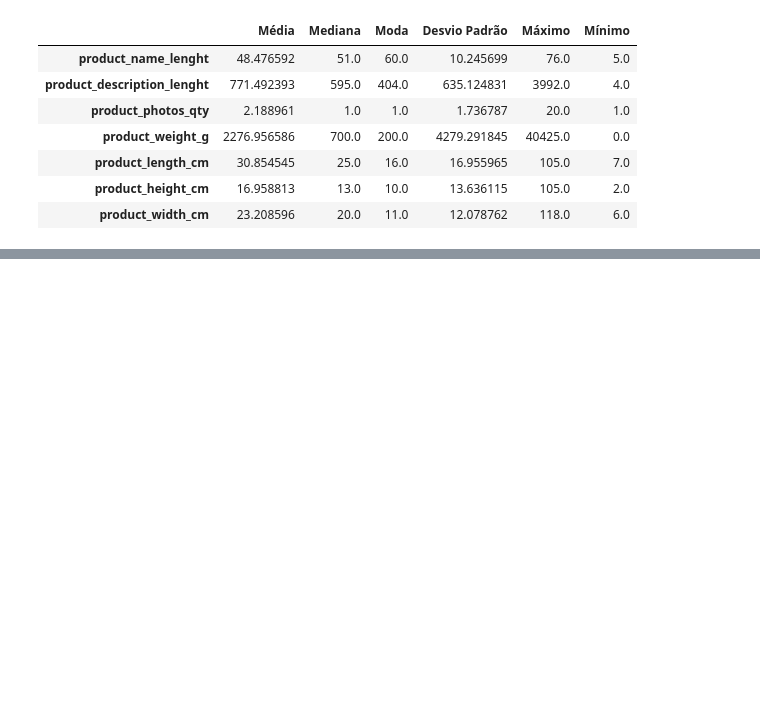
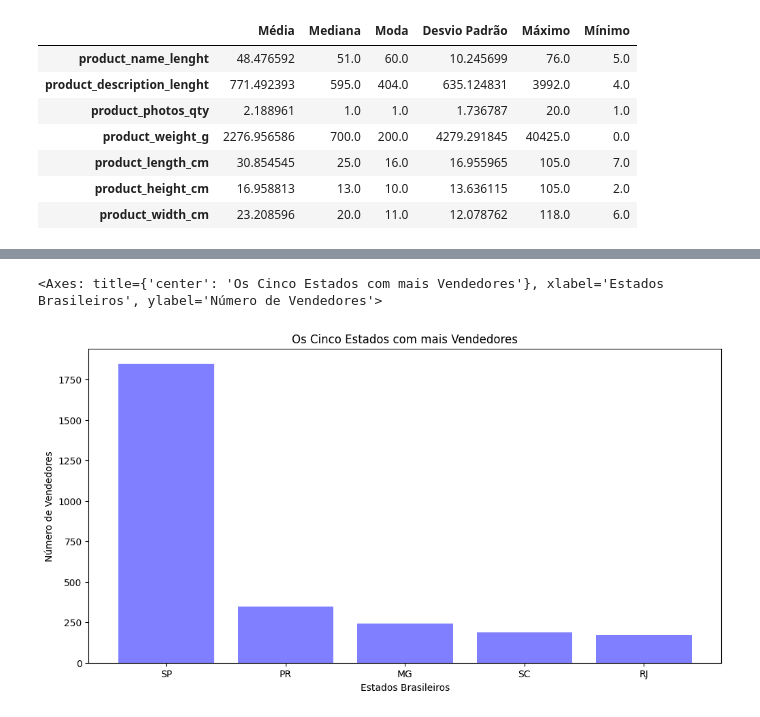
Before and after one commit to RayVilaca/Bootcamp-Data-Science-Ada, a Jupyter notebook: projetos-conclusao-modulo/modulo2/projeto.ipynb, the cells around one changed output, grey strips where cells are left out. Drawn from its saved outputs; the diff is of its cells as text; code cells hidden in the pictures; blank space fills up the shorter version.

```diff
--- a/projetos-conclusao-modulo/modulo2/projeto.ipynb
+++ b/projetos-conclusao-modulo/modulo2/projeto.ipynb
@@ -684,0 +755,3 @@ resumo_estatistica_produtos
+# %%
+frequencia_vendedores_por_estado = vendedores.value_counts('seller_state')
+frequencia_vendedores_por_estado
@@ -684,0 +790,14 @@ resumo_estatistica_produtos
+# %%
+frequencia_vendedores_por_estado.nlargest(5).plot(kind='bar',
+                                                title='Os Cinco Estados com mais Vendedores',
+                                                xlabel='Estados Brasileiros',
+                                                ylabel='Número de Vendedores',
+                                                rot=0,
+                                                width=0.8,
+                                                color='blue',
+                                                alpha=0.5,
+                                                figsize=(12, 6)
+                                                )
+# %% [output]
+<Axes: title={'center': 'Os Cinco Estados com mais Vendedores'}, xlabel='Estados Brasileiros', ylabel='Número de Vendedores'>
+[figure, added]
```
Also changed, not shown: parts of 10 cells of this notebook.
